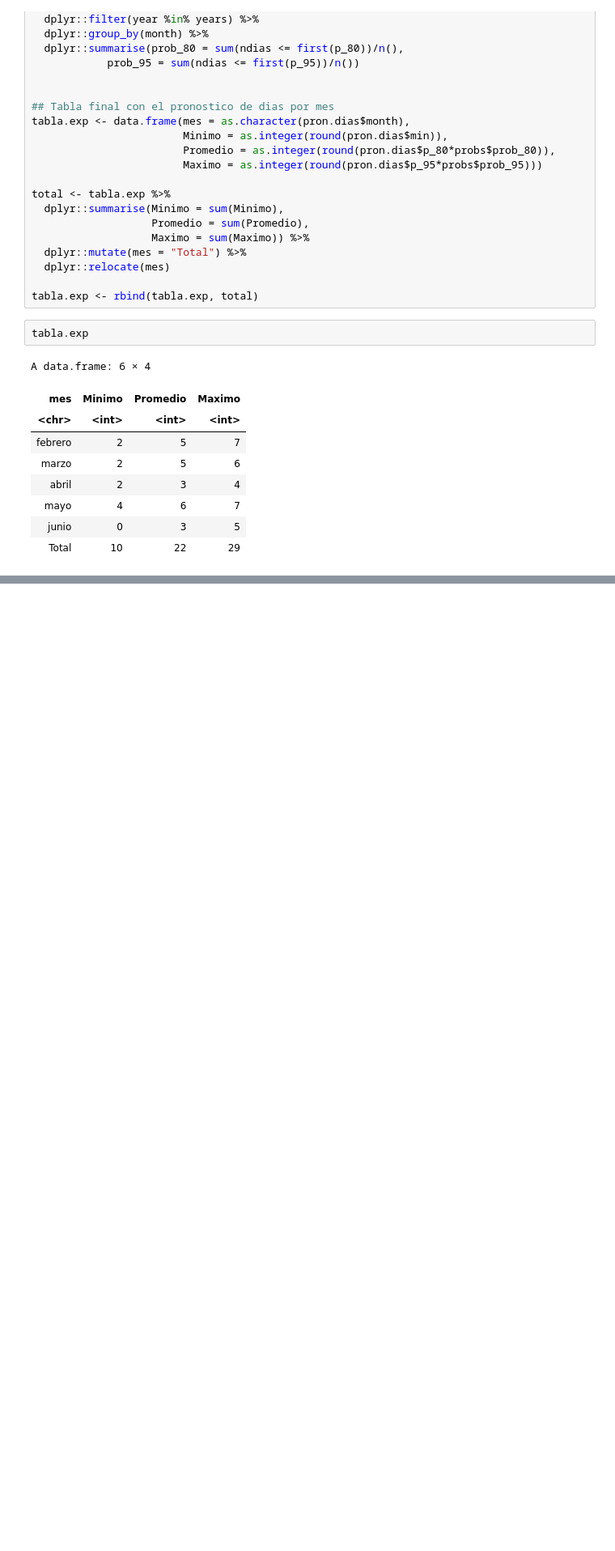
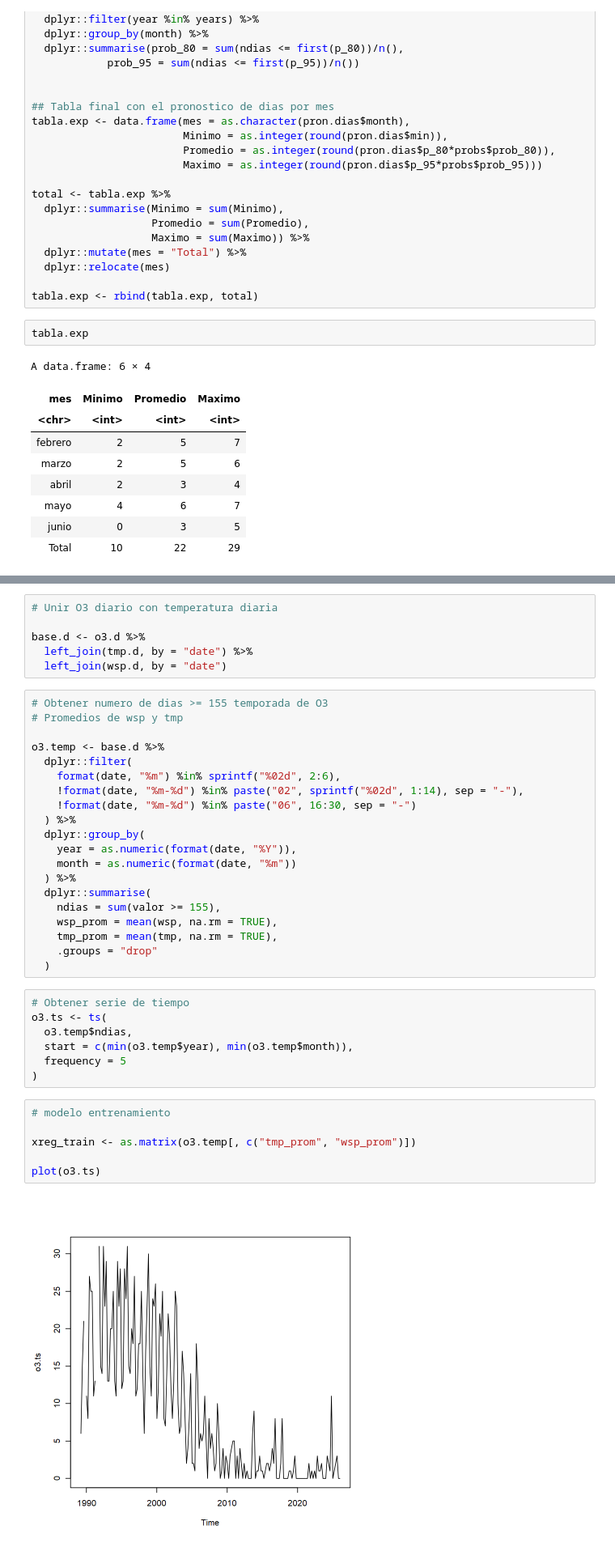
Before and after one commit to erdavg/pronostico_O3, a Jupyter notebook: pronostico_o3_prob.ipynb, the cells around one changed output, grey strips where cells are left out. Shown at 81% size. Saved outputs shown, nothing was run; the diff lists cells and outputs as text; blank space fills up the shorter version.

Commit message:
actualizacion
"se subio modelo con wsp y tmp (1989)

```diff
--- a/pronostico_o3_prob.ipynb
+++ b/pronostico_o3_prob.ipynb
@@ -182,0 +263,41 @@ getwd()
+# %%
+# Unir O3 diario con temperatura diaria
+
+base.d <- o3.d %>%
+  left_join(tmp.d, by = "date") %>%
+  left_join(wsp.d, by = "date")
+# %%
+# Obtener numero de dias >= 155 temporada de O3
+# Promedios de wsp y tmp
+
+o3.temp <- base.d %>%
+  dplyr::filter(
+    format(date, "%m") %in% sprintf("%02d", 2:6),
+    !format(date, "%m-%d") %in% paste("02", sprintf("%02d", 1:14), sep = "-"),
+    !format(date, "%m-%d") %in% paste("06", 16:30, sep = "-")
+  ) %>%
+  dplyr::group_by(
+    year = as.numeric(format(date, "%Y")),
+    month = as.numeric(format(date, "%m"))
+  ) %>%
+  dplyr::summarise(
+    ndias = sum(valor >= 155),
+    wsp_prom = mean(wsp, na.rm = TRUE),
+    tmp_prom = mean(tmp, na.rm = TRUE),
+    .groups = "drop"
+  )
+# %%
+# Obtener serie de tiempo
+o3.ts <- ts(
+  o3.temp$ndias,
+  start = c(min(o3.temp$year), min(o3.temp$month)),
+  frequency = 5
+)
+# %%
+# modelo entrenamiento
+
+xreg_train <- as.matrix(o3.temp[, c("tmp_prom", "wsp_prom")])
+
+plot(o3.ts)
+# %% [output]
+[figure, added]
```
Also changed, not shown: parts of 13 cells of this notebook.
